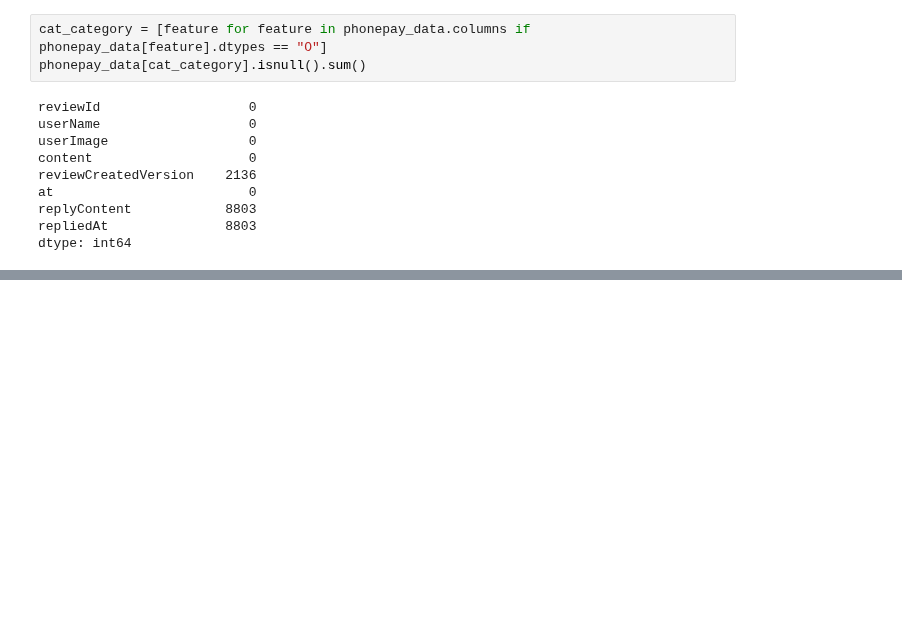
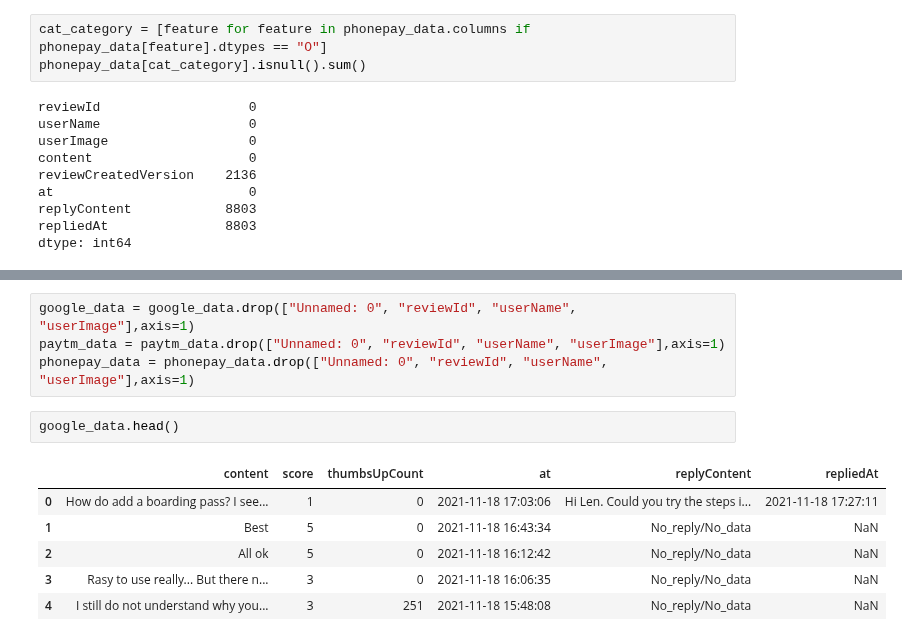
Before and after one commit to everydaycodings/Data-Science-End-To-End-Notebook-Project, a Jupyter notebook: UPI_Payment_Apps_review.ipynb, the cells around one changed output, grey strips where cells are left out. Drawn from its saved outputs; the diff is of its cells as text; blank space fills up the shorter version.

Commit message:
keeping only necessary data of data UPI_Payment_Apps_review.ipynb

```diff
--- a/UPI_Payment_Apps_review.ipynb
+++ b/UPI_Payment_Apps_review.ipynb
@@ -163,0 +146,13 @@ phonepay_data.head(3)
+# %%
+google_data = google_data.drop(["Unnamed: 0", "reviewId", "userName", "userImage"],axis=1)
+paytm_data = paytm_data.drop(["Unnamed: 0", "reviewId", "userName", "userImage"],axis=1)
+phonepay_data = phonepay_data.drop(["Unnamed: 0", "reviewId", "userName", "userImage"],axis=1)
+# %%
+google_data.head()
+# %% [output]
+|  | content | score | thumbsUpCount | at | replyContent | repliedAt |
+| 0 | How do add a boarding pass? I see... | 1 | 0 | 2021-11-18 17:03:06 | Hi Len. Could you try the steps i... | 2021-11-18 17:27:11 |
+| 1 | Best | 5 | 0 | 2021-11-18 16:43:34 | No_reply/No_data | NaN |
+| 2 | All ok | 5 | 0 | 2021-11-18 16:12:42 | No_reply/No_data | NaN |
+| 3 | Rasy to use really... But there n... | 3 | 0 | 2021-11-18 16:06:35 | No_reply/No_data | NaN |
+| 4 | I still do not understand why you... | 3 | 251 | 2021-11-18 15:48:08 | No_reply/No_data | NaN |
```
Also changed, not shown: parts of 3 cells of this notebook.
